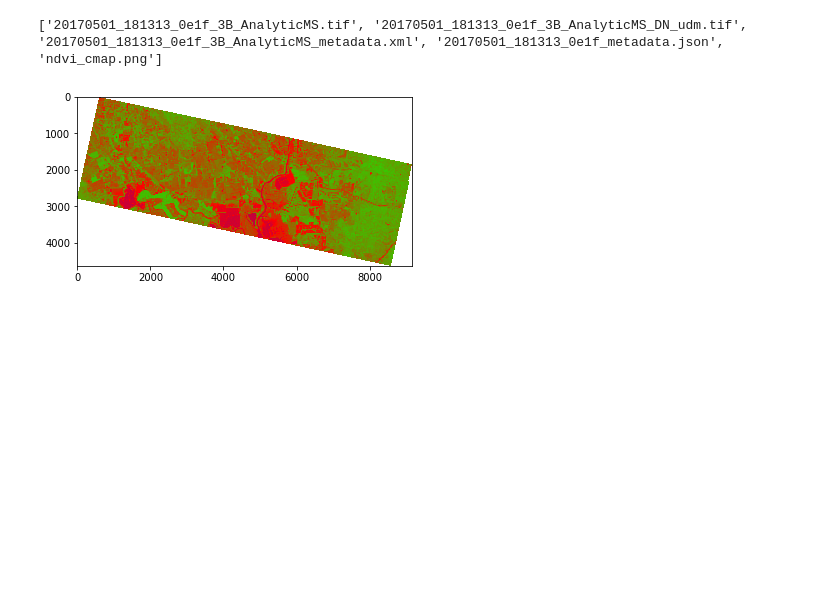
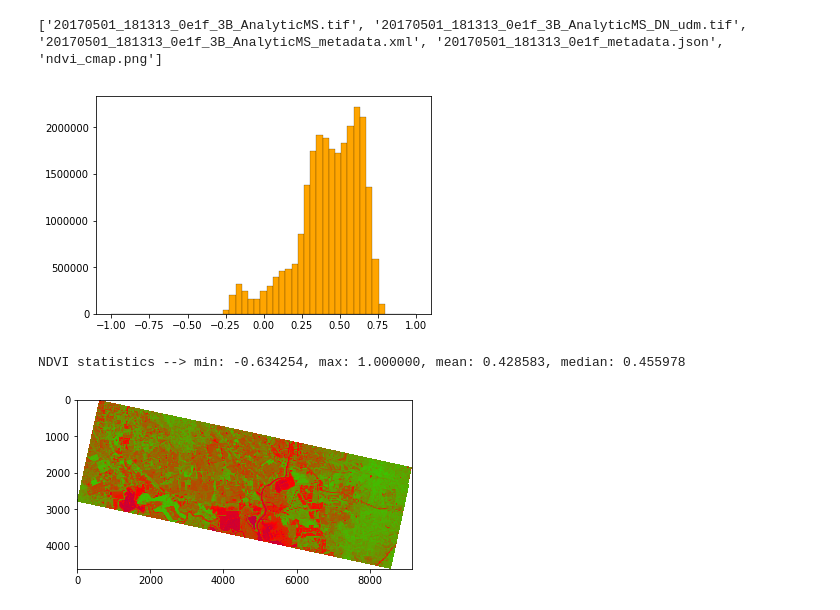
Before and after one commit to dylanhatlas/Imagery_Insights, a Jupyter notebook: NDVI_analysis.ipynb, the cells around one changed output. Drawn from its saved outputs; the diff is of its cells as text; code cells hidden in the pictures; blank space fills up the shorter version.

```diff
--- a/NDVI_analysis.ipynb
+++ b/NDVI_analysis.ipynb
@@ -35,10 +36,21 @@ band_nir = N * coeffs[4]
 # %%
 #suppress numpy errors to enable division by zero
 np.seterr(divide='ignore',invalid='ignore')
 
 #Compute the Normalized Difference Vegetation Index (NDVI)
 # (N-R)/(N+R)
 ndvi = (band_nir.astype(float) - band_red.astype(float))/ (band_nir + band_red)
+
+#plot histogram of NDVI values
+bins = np.linspace(-1,1,num=50)
+plt.hist(ndvi[np.isfinite(ndvi)],bins=bins,color = 'orange', edgecolor = 'black', lw =0.2);
+# %% [output]
+[figure, added]
+# %%
+#report summary NDVI statistics
+print('NDVI statistics --> min: %f, max: %f, mean: %f, median: %f' % (np.nanmin(ndvi),np.nanmax(ndvi),np.nanmean(ndvi), np.nanmedian(ndvi)))
+# %% [output]
+NDVI statistics --> min: -0.634254, max: 1.000000, mean: 0.428583, median: 0.455978
 # %%
 plt.imshow(ndvi,cmap='brg')
 plt.clim(-1,1)
```
Also changed, not shown: parts of 5 cells of this notebook.
